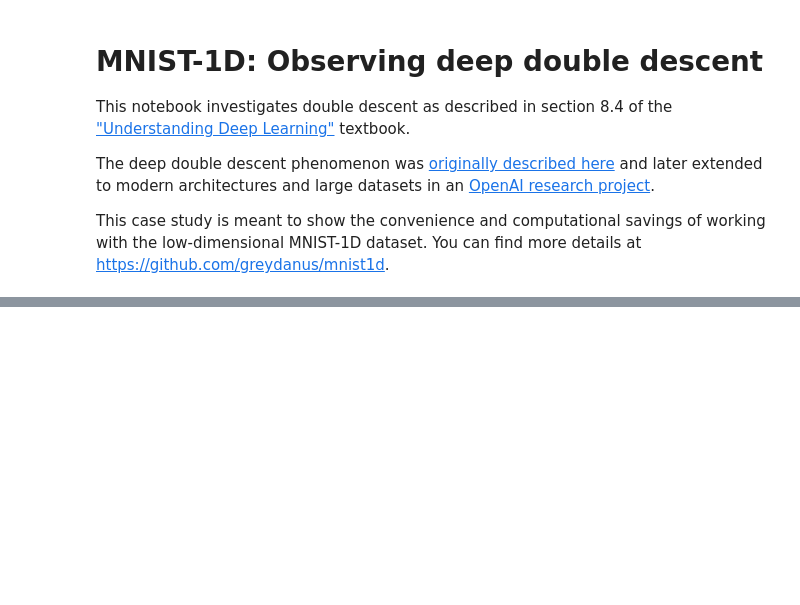
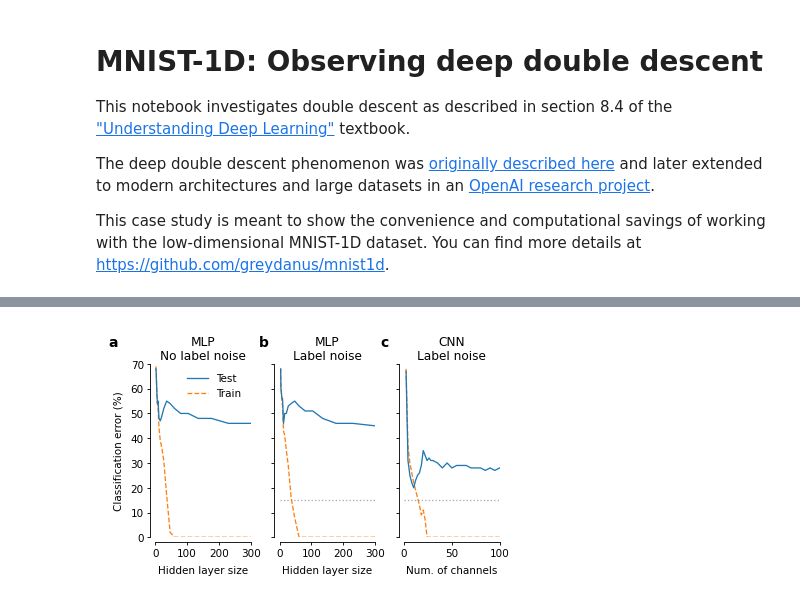
Before and after one commit to greydanus/mnist1d, a Jupyter notebook: notebooks/deep-double-descent.ipynb, the cells around one changed output, grey strips where cells are left out. Saved outputs shown, nothing was run; the diff lists cells and outputs as text; code cells hidden in the pictures; blank space fills up the shorter version.

Commit message:
Extend the double descent experiments

```diff
--- a/notebooks/deep-double-descent.ipynb
+++ b/notebooks/deep-double-descent.ipynb
@@ -217,0 +184,14 @@ fig.savefig(project_dir + 'figures/deep_double_descent.pdf')
+# %%
+# Define CNN architecture
+
+def get_model_cnn(channels):
+    return nn.Sequential(
+        nn.Conv1d(1, channels, 5, stride=2, padding=1),
+        nn.ReLU(),
+        nn.Conv1d(channels, channels, 3, stride=2, padding=1),
+        nn.ReLU(),
+        nn.Conv1d(channels, channels, 3, stride=2, padding=1),
+        nn.ReLU(),
+        nn.Flatten(),
+        nn.Linear(channels * 5, 10),
+    )
@@ -217,0 +238,52 @@ fig.savefig(project_dir + 'figures/deep_double_descent.pdf')
+# %%
+fig, axs = plt.subplots(ncols=3, figsize=(3.25, 2), dpi=125)
+
+axs[0].plot(hidden_variables, errors_test_raw, '-', label='Test')
+axs[0].plot(hidden_variables, errors_train_raw, '--', label='Train', zorder=0)
+
+axs[0].set_ylim(0, 70)
+axs[0].set_xlim(0, 300)
+axs[1].set_xticks([0, 100, 200, 300])
+axs[0].set_xlabel('Hidden layer size')
+axs[0].set_ylabel('Classification error (%)')
+axs[0].legend()
+axs[0].set_title('MLP\nNo label noise')
+
+axs[0].spines.left.set_position(('outward', 3))
+axs[0].spines.bottom.set_position(('outward', 3))
+
+axs[1].plot(hidden_variables, errors_test_noisy, '-', label='Test')
+axs[1].plot(hidden_variables, errors_train_noisy, '--', label='Train', zorder=0)
+
+axs[1].set_ylim(0, 70)
+axs[1].set_xlim(0, 300)
+axs[1].set_xticks([0, 100, 200, 300])
+axs[1].set_xlabel('Hidden layer size')
+axs[1].set_yticklabels([])
+axs[1].set_title('MLP\nLabel noise')
+axs[1].plot([0, 300], [15, 15], ':', zorder=-1, color='#aaaaaa')
+
+axs[1].spines.left.set_position(('outward', 3))
+axs[1].spines.bottom.set_position(('outward', 3))
+
+axs[2].plot(channels, errors_test_cnn, '-', label='Test')
+axs[2].plot(channels, errors_train_cnn, '--', label='Train', zorder=0)
+
+axs[2].set_ylim(0, 70)
+axs[2].set_xlim(0, 100)
+axs[2].set_yticklabels([])
+axs[2].set_xlabel('Num. of channels')
+axs[2].set_title('CNN\nLabel noise')
+axs[2].plot([0, 100], [15, 15], ':', zorder=-1, color='#aaaaaa')
+
+axs[2].spines.left.set_position(('outward', 3))
+axs[2].spines.bottom.set_position(('outward', 3))
+
+fig.text(  0, .94, 'a', fontsize=8, weight='bold')
+fig.text(.37, .94, 'b', fontsize=8, weight='bold')
+fig.text(.67, .94, 'c', fontsize=8, weight='bold')
+
+fig.savefig('figures/double-descent.png', dpi=300)
+fig.savefig('figures/double-descent.pdf')
+# %% [output]
+[figure, added]
```
Also changed, not shown: parts of 18 cells of this notebook, 4 other files.
